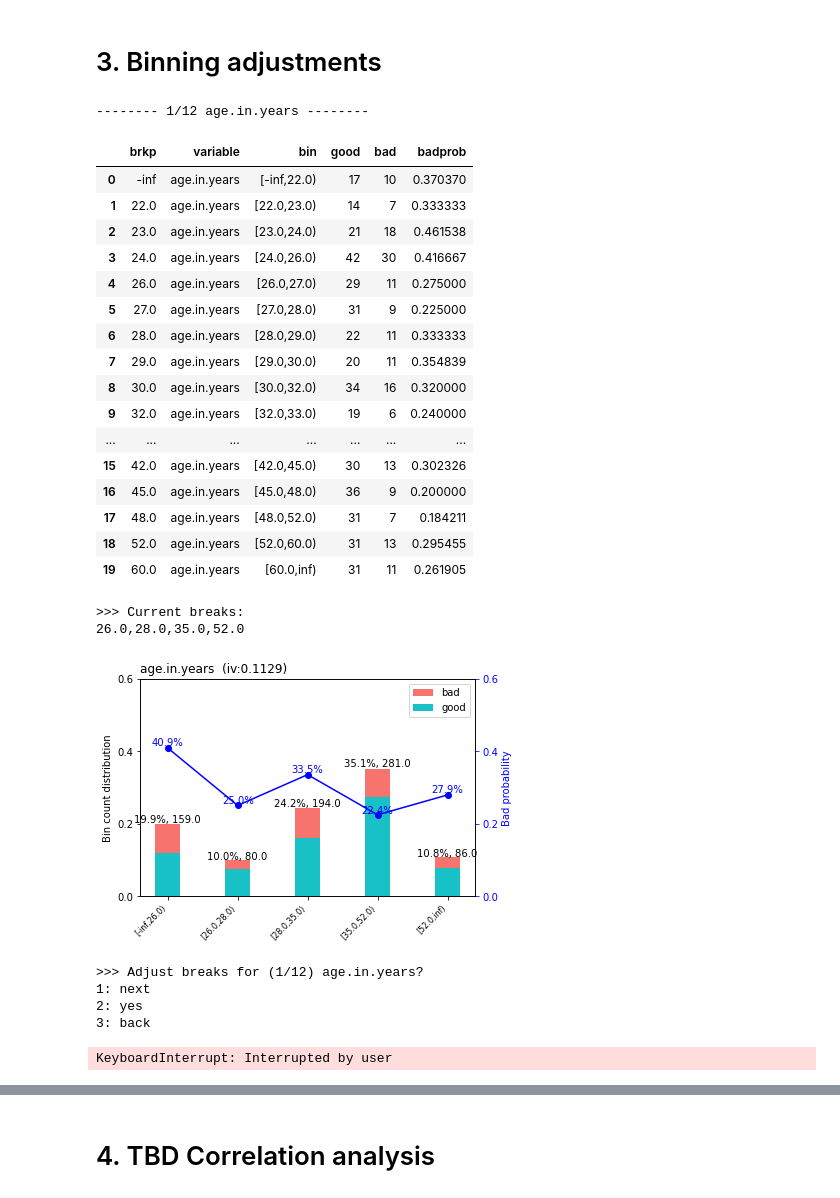
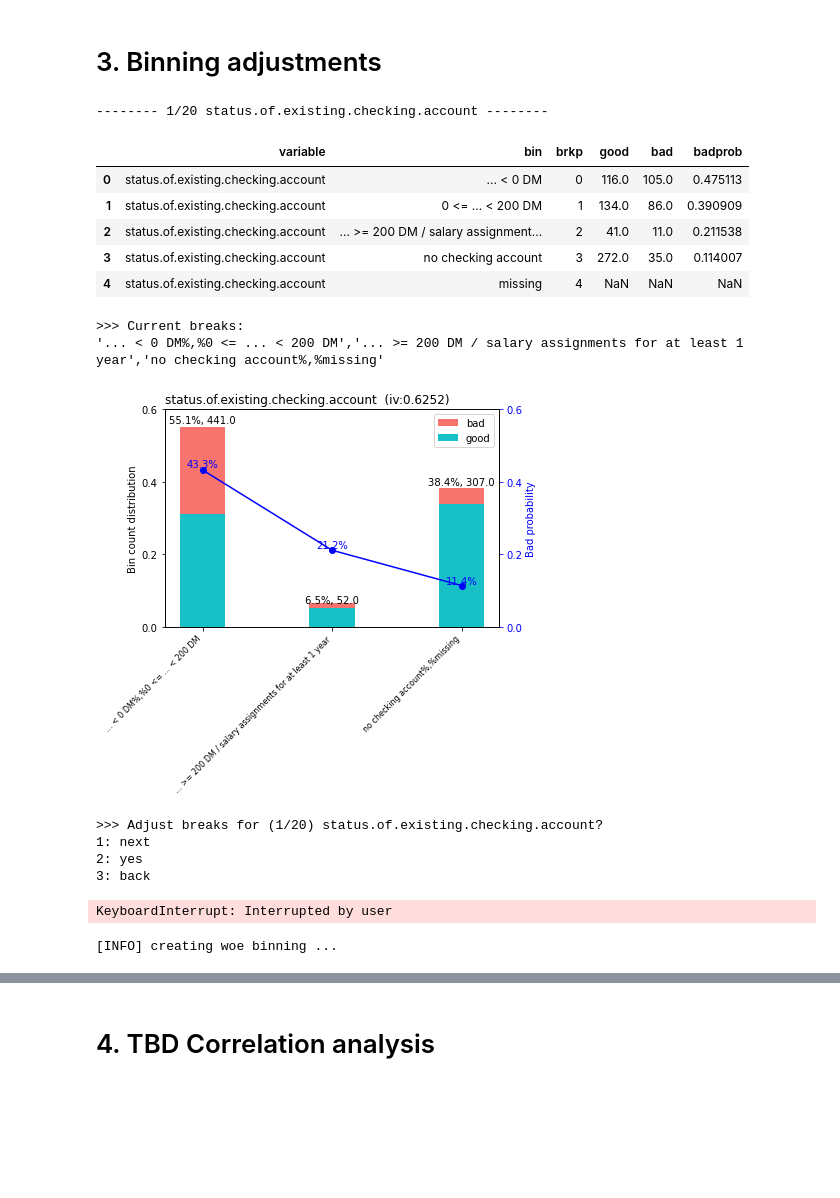
Before and after one commit to OGorkun/scorecardpy, a Jupyter notebook: jupyter_notebook/Scorecard.ipynb, the cells around one changed output, grey strips where cells are left out. Saved outputs shown, nothing was run; the diff lists cells and outputs as text; code cells hidden in the pictures; blank space fills up the shorter version.

```diff
--- a/jupyter_notebook/Scorecard.ipynb
+++ b/jupyter_notebook/Scorecard.ipynb
@@ -30,6 +30,7 @@ smp_full = sc.germancredit()
 smp_full['will_default'] = smp_full['creditability'].apply(lambda x: 1 if x == 'bad' else 0)
 smp_full = smp_full.loc[:,smp_full.columns != 'creditability']
 smp_full.loc[0:99, 'credit.amount'] = np.nan
+smp_full.loc[0:99, 'purpose'] = np.nan
 smp_full.head()
 # %% [output]
 |  | status.of.existing.checking.account | duration.in.month | credit.history | purpose | credit.amount | savings.account.and.bonds | ... |
@@ -43,11 +44,24 @@ smp_full.head()
 train, test = sc.split_df(smp_full, ratio=0.8).values()
 train = train.reset_index(drop=True)
 test = test.reset_index(drop=True)
+# %%
+for i in range(5):
+    smp_full = pd.concat([smp_full, smp_full])
+
+smp_full['RepDate_End'] = np.random.randint(1, 73, smp_full.shape[0])
+
+sorted_date = sorted(smp_full['RepDate_End'].unique())
+del sorted_date[-12:]
+smp_dev = smp_full.loc[smp_full['RepDate_End'].isin(sorted_date)]
+#smp_dev = smp_full.loc[smp_dev['prod_grp'] == 'Mortgage']
+train, test = sc.split_df(smp_dev, ratio=0.8).values()
+train = train.reset_index(drop=True)
+test = test.reset_index(drop=True)
 # %% [markdown]
 # 1. Preliminary analysis of variables (missings, outliers, concentration/distribution)
 # %%
 # columns that are not variables
-var_skip = ['will_default']
+var_skip = ['will_default','RepDate_End']
 # special values for numeric variables - TBD
 spl_val = []
 # list of variables by type (numeric variables with less than 10 unique values are considered as categorical)
@@ -198,30 +275,19 @@ sc.woebin_plot(coarse_class)
 # 3. Binning adjustments
 # %%
 # manual review and adjustment of binning
-breaks_list = sc.woebin_adj(train, y="will_default", bins=coarse_class, fine_bins=fine_class, adj_all_var=False)
+breaks_list = sc.woebin_adj(train, y="will_default", bins=coarse_class, fine_bins=fine_class, adj_all_var=True)
 # %% [output]
--------- 1/12 age.in.years --------
+-------- 1/20 status.of.existing.checking.account --------
-|  | brkp | variable | bin | good | bad | badprob |
-| 0 | -inf | age.in.years | [-inf,22.0) | 17 | 10 | 0.370370 |
-| 1 | 22.0 | age.in.years | [22.0,23.0) | 14 | 7 | 0.333333 |
-| 2 | 23.0 | age.in.years | [23.0,24.0) | 21 | 18 | 0.461538 |
-| 3 | 24.0 | age.in.years | [24.0,26.0) | 42 | 30 | 0.416667 |
-| 4 | 26.0 | age.in.years | [26.0,27.0) | 29 | 11 | 0.275000 |
-| 5 | 27.0 | age.in.years | [27.0,28.0) | 31 | 9 | 0.225000 |
-| 6 | 28.0 | age.in.years | [28.0,29.0) | 22 | 11 | 0.333333 |
-| 7 | 29.0 | age.in.years | [29.0,30.0) | 20 | 11 | 0.354839 |
-| 8 | 30.0 | age.in.years | [30.0,32.0) | 34 | 16 | 0.320000 |
-| 9 | 32.0 | age.in.years | [32.0,33.0) | 19 | 6 | 0.240000 |
-| ... | ... | ... | ... | ... | ... | ... |
-| 15 | 42.0 | age.in.years | [42.0,45.0) | 30 | 13 | 0.302326 |
-| 16 | 45.0 | age.in.years | [45.0,48.0) | 36 | 9 | 0.200000 |
-| 17 | 48.0 | age.in.years | [48.0,52.0) | 31 | 7 | 0.184211 |
-| 18 | 52.0 | age.in.years | [52.0,60.0) | 31 | 13 | 0.295455 |
-| 19 | 60.0 | age.in.years | [60.0,inf) | 31 | 11 | 0.261905 |
+|  | variable | bin | brkp | good | bad | badprob |
+| 0 | status.of.existing.checking.account | ... < 0 DM | 0 | 116.0 | 105.0 | 0.475113 |
+| 1 | status.of.existing.checking.account | 0 <= ... < 200 DM | 1 | 134.0 | 86.0 | 0.390909 |
+| 2 | status.of.existing.checking.account | ... >= 200 DM / salary assignment... | 2 | 41.0 | 11.0 | 0.211538 |
+| 3 | status.of.existing.checking.account | no checking account | 3 | 272.0 | 35.0 | 0.114007 |
+| 4 | status.of.existing.checking.account | missing | 4 | NaN | NaN | NaN |
 >>> Current breaks:
-26.0,28.0,35.0,52.0
+'... < 0 DM%,%0 <= ... < 200 DM','... >= 200 DM / salary assignments for at least 1 year','no checking account%,%missing'
-[figure, old version]
+[figure, new version]
->>> Adjust breaks for (1/12) age.in.years?
+>>> Adjust breaks for (1/20) status.of.existing.checking.account?
 1: next
 2: yes
 3: back
@@ -229,5 +295,7 @@ KeyboardInterrupt: Interrupted by user
 # %%
 # update of coarse classing table (fine classing is relevant only for automated binning)
 fine_class_adj, coarse_class_adj = sc.woebin(train, y = 'will_default', x = var_cat + var_num, breaks_list = breaks_list, init_count_distr = 0.02)
+# %% [output]
+[INFO] creating woe binning ...
 # %%
 # review of binning after adjustments
```
Also changed, not shown: parts of 14 cells of this notebook, 1 other file.
